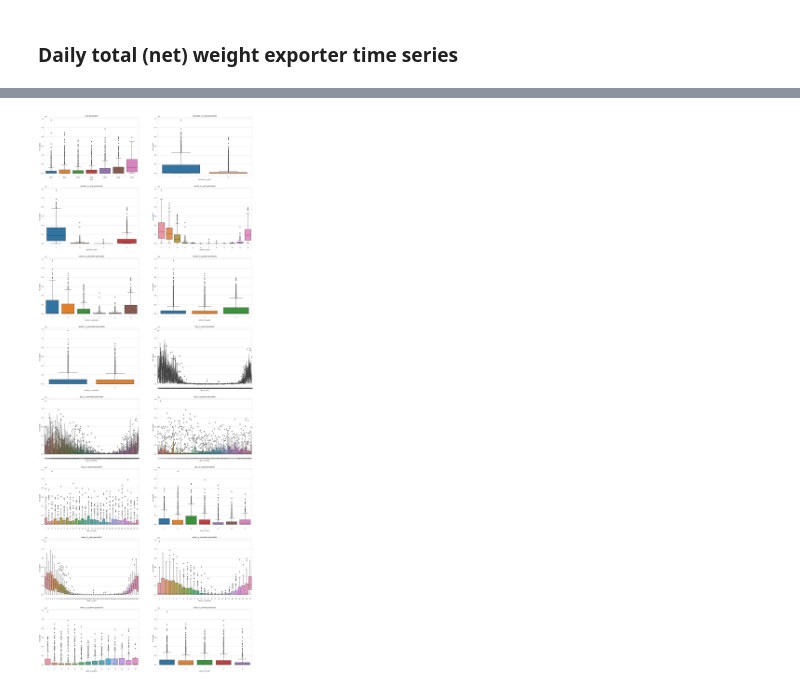
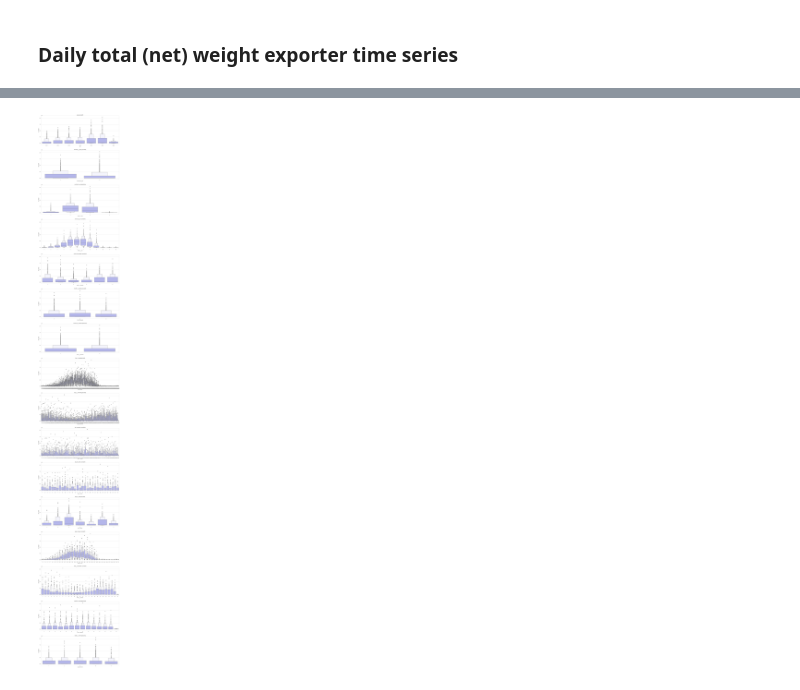
Before and after one commit to sergiopostigo/supertrade, a Jupyter notebook: exploratory_data_analysis/formatted/eda2.ipynb, the cells around one changed output, grey strips where cells are left out. Saved outputs shown, nothing was run; the diff lists cells and outputs as text; code cells hidden in the pictures.

Commit message:
Graphs generation in notebook finished. Focusing on calculating Jensen-Shannon Distance. About to develop the permutation approach.

```diff
--- a/exploratory_data_analysis/formatted/eda2.ipynb
+++ b/exploratory_data_analysis/formatted/eda2.ipynb
@@ -118,36 +133,49 @@ plt.show()
 # %%
 # Granularity plots
 
+# Provide the data
 data = net_weight
+
+# Indicate the target column
 target_column = 'net_weight'
-columns = data.columns.tolist()
-columns.remove(target_column)
-num_columns = len(columns)
-num_rows = (num_columns + 1) // 2
+
+# Set the granularities to plot
+granularities = ['year',
+                 'semester_in_year',
+                 'quarter_in_year',
+                 'month_in_year',
+                 'month_in_semester',
+                 'month_in_quarter',
+                 'quarter_in_semester',
+                 'day_in_year',
+                 'day_in_semester',
+                 'day_in_quarter',
+                 'day_in_month',
+                 'day_in_week',
+                 'week_in_year',
+                 'week_in_semester',
+                 'week_in_quarter',
+                 'week_in_month'
+                 ]
 
 # Create the subplots
-fig, axes = plt.subplots(nrows=num_rows, ncols=2, figsize=(24, num_rows*8))
-
+fig, axes = plt.subplots(nrows=len(granularities),figsize=(18, len(granularities)*8))
 # Flatten the axes array for easy iteration
 axes = axes.flatten()
 
 # Iterate over each column and create the corresponding subplot
-for i, column in enumerate(columns):
-    sns.boxplot(ax=axes[i],
+for i, column in enumerate(granularities):
+    sns.boxenplot(ax=axes[i],
                 data=data,
                 x=column,
                 y=target_column,
-                order=[str(i) for i in data[column].astype(int).sort_values().unique()])
+                order=[str(i) for i in data[column].astype(int).sort_values().unique()],
+                k_depth=2,
+                #showfliers = False,
+                palette=['#abaef3'])
     axes[i].set_title(f"{column} granularity")
-
-# If the number of columns is odd, remove the last empty subplot
-if num_columns % 2 != 0:
-    fig.delaxes(axes[num_columns])
-
-# Add a main title to the entire plot
-# fig.suptitle('Granularity plots')
 
 # Display the plot
 plt.show()
 # %% [output]
-[figure, old version]
+[figure, new version]
```
Also changed, not shown: parts of 8 cells of this notebook.
